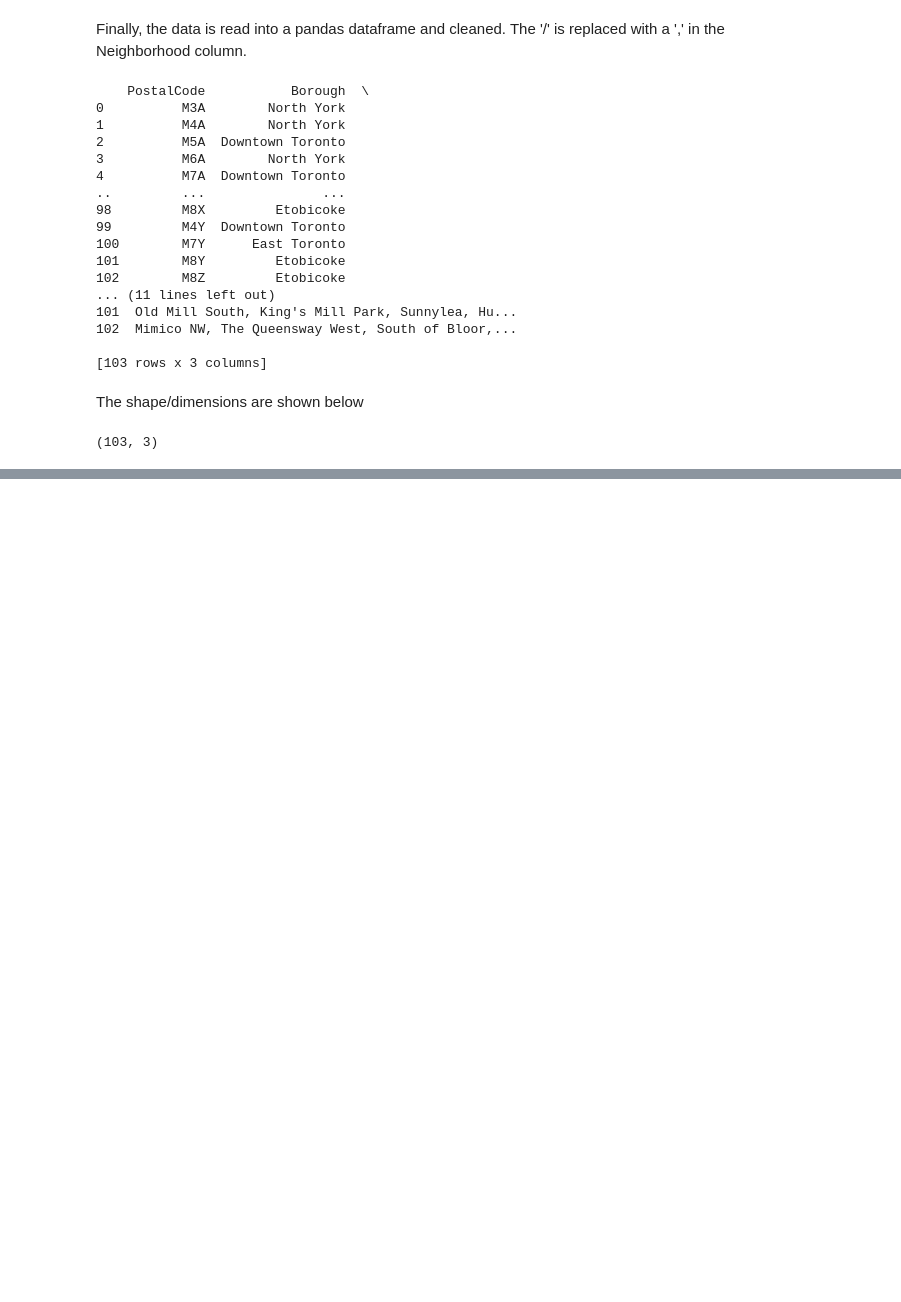
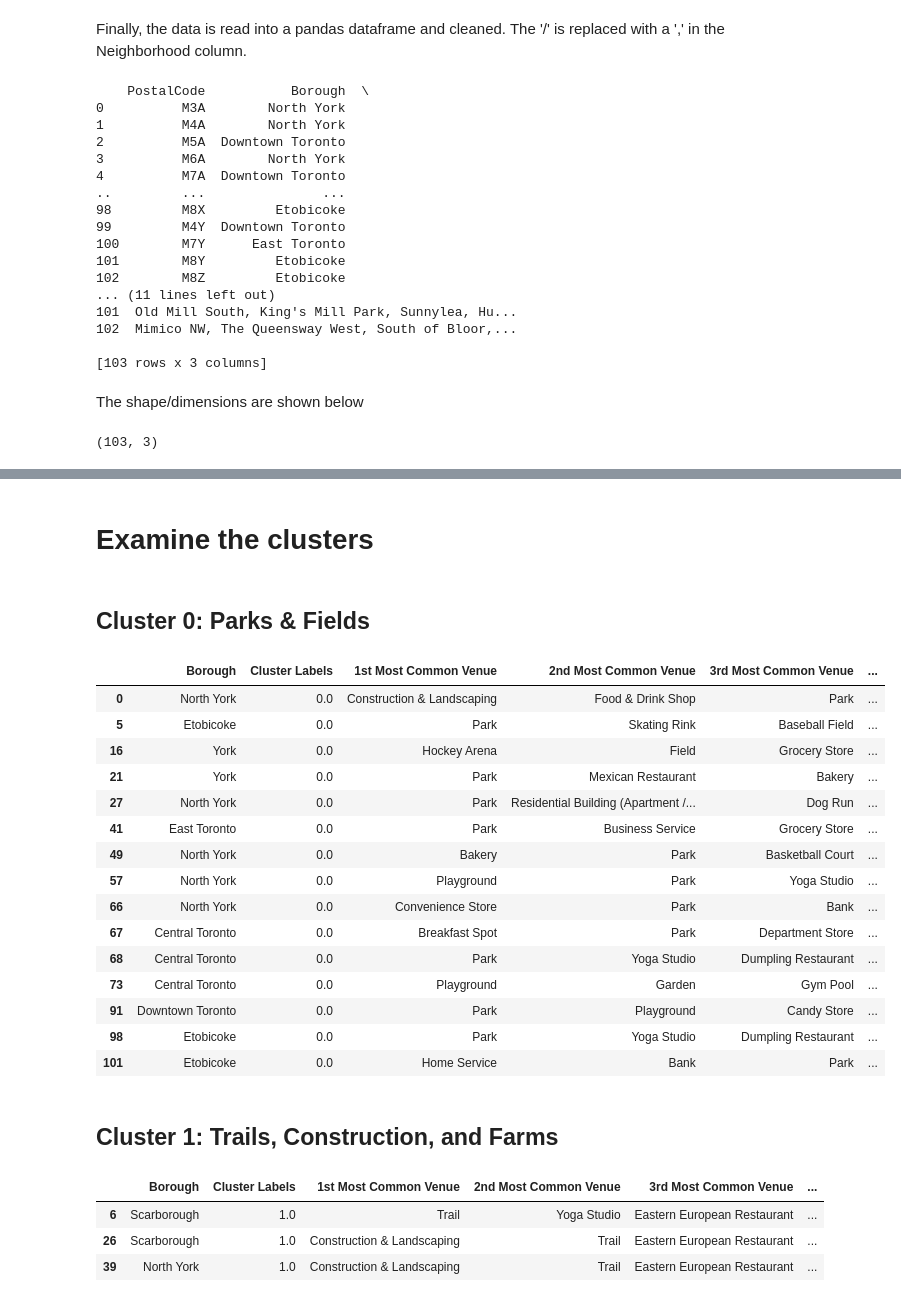
Before and after one commit to jddbucknole/Coursera_Capstone, a Jupyter notebook: Scraping_Toronto_Neighborhoods.ipynb, the cells around one changed output, grey strips where cells are left out. Cells and saved outputs as stored; diff of their text form; code cells hidden in the pictures; blank space fills up the shorter version.

Commit message:
included lat/long and cluster analysis

```diff
--- a/Scraping_Toronto_Neighborhoods.ipynb
+++ b/Scraping_Toronto_Neighborhoods.ipynb
@@ -65,0 +315,6 @@ df.shape
+# %%
+def return_most_common_venues(row, num_top_venues):
+    row_categories = row.iloc[1:]
+    row_categories_sorted = row_categories.sort_values(ascending=False)
+
+    return row_categories_sorted.index.values[0:num_top_venues]
@@ -65,0 +364,9 @@ df.shape
+# %%
+# add clustering labels
+neighborhoods_venues_sorted.insert(0, 'Cluster Labels', kmeans.labels_)
+neighborhoods_venues_sorted.dtypes
+toronto_merged = df
+
+# merge toronto_grouped with toronto_data to add latitude/longitude for each neighborhood
+toronto_merged = toronto_merged.join(neighborhoods_venues_sorted.set_index('Neighborhood'), on='Neighborhood')
+toronto_merged.head() # check the last columns!
@@ -65,0 +382,26 @@ df.shape
+# %%
+
+toronto_merged.dropna(inplace = True)
+# create map
+map_clusters = folium.Map(location=[latitude, longitude], zoom_start=11)
+
+# set color scheme for the clusters
+x = np.arange(kclusters)
+ys = [i + x + (i*x)**2 for i in range(kclusters)]
+colors_array = cm.rainbow(np.linspace(0, 1, len(ys)))
+rainbow = [colors.rgb2hex(i) for i in colors_array]
+
+# add markers to the map
+markers_colors = []
+for lat, lon, poi, cluster in zip(toronto_merged['Latitude'], toronto_merged['Longitude'], toronto_merged['Neighborhood'], toronto_merged['Cluster Labels']):
+    label = folium.Popup(str(poi) + ' Cluster ' + str(cluster), parse_html=True)
+    folium.CircleMarker(
+        [lat, lon],
+        radius=5,
+        popup=label,
+        color=rainbow[int(cluster)-1],
+        fill=True,
+        fill_color=rainbow[int(cluster)-1],
+        fill_opacity=0.7).add_to(map_clusters)
+
+map_clusters
@@ -65,0 +410,32 @@ df.shape
+# %% [markdown]
+# Examine the clusters
+# %% [markdown]
+## Cluster 0: Parks & Fields
+# %%
+toronto_merged.loc[toronto_merged['Cluster Labels'] == 0, toronto_merged.columns[[1] + list(range(5, toronto_merged.shape[1]))]]
+# %% [output]
+|  | Borough | Cluster Labels | 1st Most Common Venue | 2nd Most Common Venue | 3rd Most Common Venue | ... |
+| 0 | North York | 0.0 | Construction & Landscaping | Food & Drink Shop | Park | ... |
+| 5 | Etobicoke | 0.0 | Park | Skating Rink | Baseball Field | ... |
+| 16 | York | 0.0 | Hockey Arena | Field | Grocery Store | ... |
+| 21 | York | 0.0 | Park | Mexican Restaurant | Bakery | ... |
+| 27 | North York | 0.0 | Park | Residential Building (Apartment /... | Dog Run | ... |
+| 41 | East Toronto | 0.0 | Park | Business Service | Grocery Store | ... |
+| 49 | North York | 0.0 | Bakery | Park | Basketball Court | ... |
+| 57 | North York | 0.0 | Playground | Park | Yoga Studio | ... |
+| 66 | North York | 0.0 | Convenience Store | Park | Bank | ... |
+| 67 | Central Toronto | 0.0 | Breakfast Spot | Park | Department Store | ... |
+| 68 | Central Toronto | 0.0 | Park | Yoga Studio | Dumpling Restaurant | ... |
+| 73 | Central Toronto | 0.0 | Playground | Garden | Gym Pool | ... |
+| 91 | Downtown Toronto | 0.0 | Park | Playground | Candy Store | ... |
+| 98 | Etobicoke | 0.0 | Park | Yoga Studio | Dumpling Restaurant | ... |
+| 101 | Etobicoke | 0.0 | Home Service | Bank | Park | ... |
+# %% [markdown]
+## Cluster 1: Trails, Construction, and Farms
+# %%
+toronto_merged.loc[toronto_merged['Cluster Labels'] == 1, toronto_merged.columns[[1] + list(range(5, toronto_merged.shape[1]))]]
+# %% [output]
+|  | Borough | Cluster Labels | 1st Most Common Venue | 2nd Most Common Venue | 3rd Most Common Venue | ... |
+| 6 | Scarborough | 1.0 | Trail | Yoga Studio | Eastern European Restaurant | ... |
+| 26 | Scarborough | 1.0 | Construction & Landscaping | Trail | Eastern European Restaurant | ... |
+| 39 | North York | 1.0 | Construction & Landscaping | Trail | Eastern European Restaurant | ... |
```
Also changed, not shown: parts of 31 cells of this notebook.
